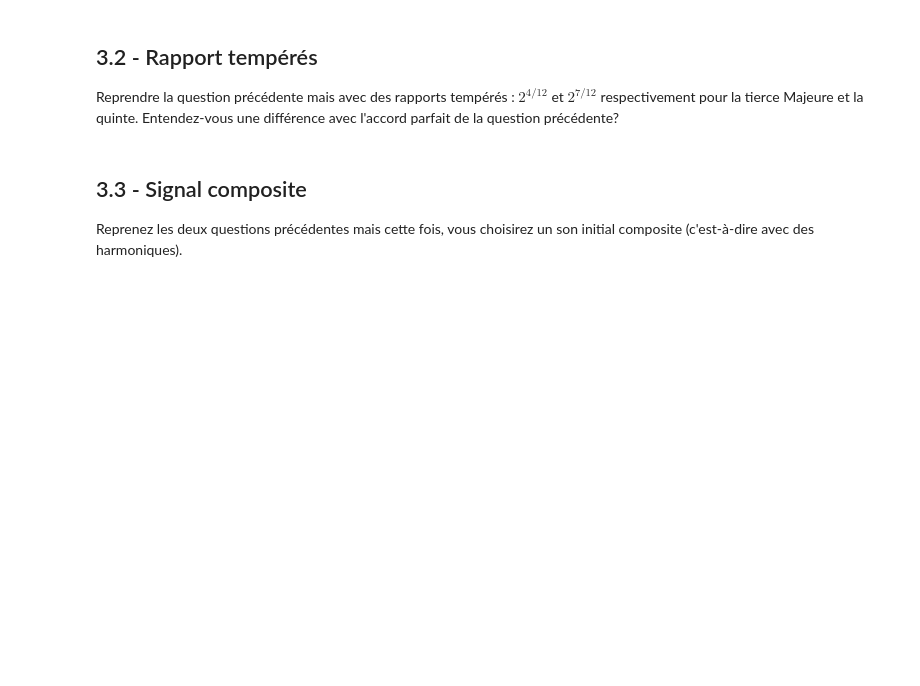
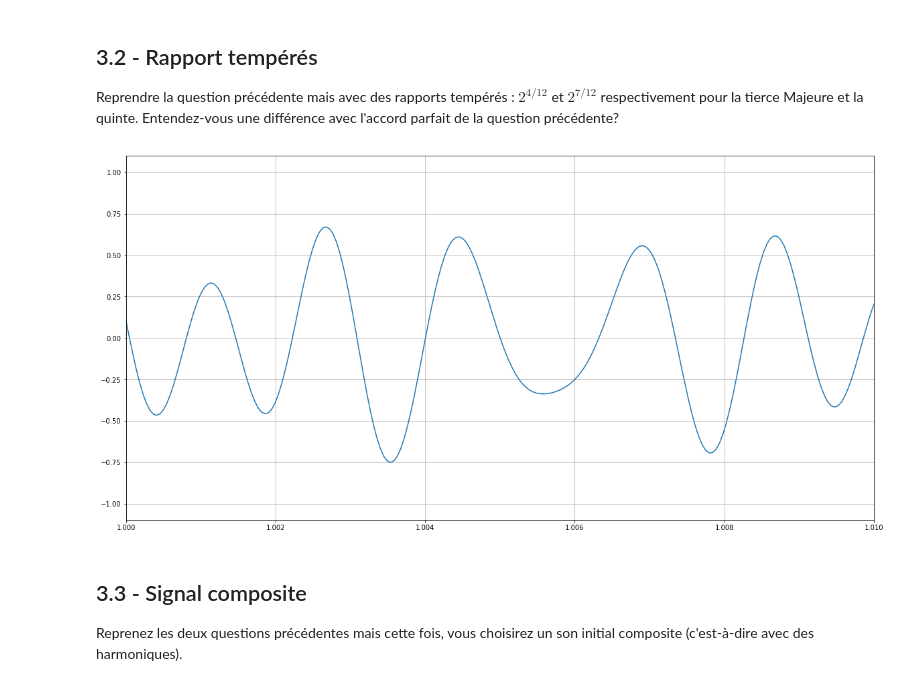
Before and after one commit to guillaume-haerinck/imac-tp-signal, a Jupyter notebook: tp-02-gain-phase/rendu-tp-02.ipynb, the cells around one changed output. Cells and saved outputs as stored; diff of their text form; code cells hidden in the pictures; blank space fills up the shorter version.

```diff
--- a/tp-02-gain-phase/rendu-tp-02.ipynb
+++ b/tp-02-gain-phase/rendu-tp-02.ipynb
@@ -469,3 +463,15 @@ Reprendre la question précédente mais avec des rapports tempérés : $2^{4/12}
+# %%
+accordParfait = creer_signal(sinusoide(t, 440) + sinusoide(t, 440 * 2 ** (4/12)) + sinusoide(t, 440 * 2 ** (7/12)), Fs)
+
+plt.figure(1, figsize = (20, 10))
+plt.plot(t, accordParfait.x)
+plt.grid()
+plt.xlim(1, 1.01)
+plt.show()
+
+enregistrer_son("signal_tempere_P3_2.wav", accordParfait, Fs)
+# %% [output]
+[figure, added]
 # %% [markdown]
 ## 3.3 - Signal composite
 
```
Also changed, not shown: parts of 2 cells of this notebook.
